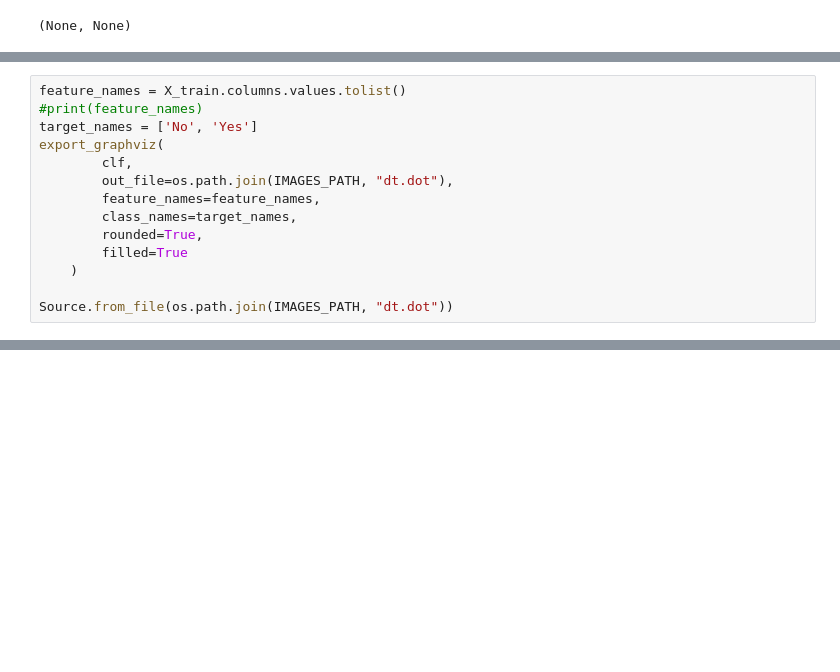
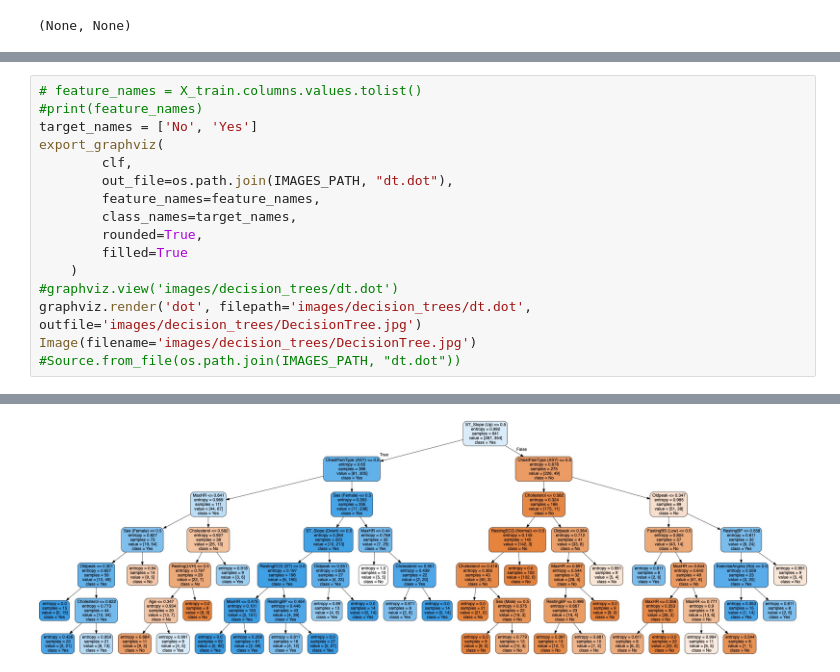
Before and after one commit to davednguyen/CPSC5305_Team_DataGeeks, a Jupyter notebook: HeartAttackPrediction.ipynb, the cells around one changed output, grey strips where cells are left out. Saved outputs shown, nothing was run; the diff lists cells and outputs as text; blank space fills up the shorter version.

```diff
--- a/HeartAttackPrediction.ipynb
+++ b/HeartAttackPrediction.ipynb
@@ -713,5 +725,5 @@ Accuracy of DT classifier on validation set: 0.82
 # %%
-feature_names = X_train.columns.values.tolist()
+# feature_names = X_train.columns.values.tolist()
 #print(feature_names)
 target_names = ['No', 'Yes']
 export_graphviz(
@@ -722,6 +734,8 @@ export_graphviz(
         rounded=True,
         filled=True
     )
-
-Source.from_file(os.path.join(IMAGES_PATH, "dt.dot"))
+#graphviz.view('images/decision_trees/dt.dot')
+graphviz.render('dot', filepath='images/decision_trees/dt.dot', outfile='images/decision_trees/DecisionTree.jpg')
+Image(filename='images/decision_trees/DecisionTree.jpg')
+#Source.from_file(os.path.join(IMAGES_PATH, "dt.dot"))
 # %% [output]
@@ -728,0 +742 @@ Source.from_file(os.path.join(IMAGES_PATH, "dt.dot"))
+[figure, added]
```
Also changed, not shown: parts of 5 cells of this notebook, 2 other files.
